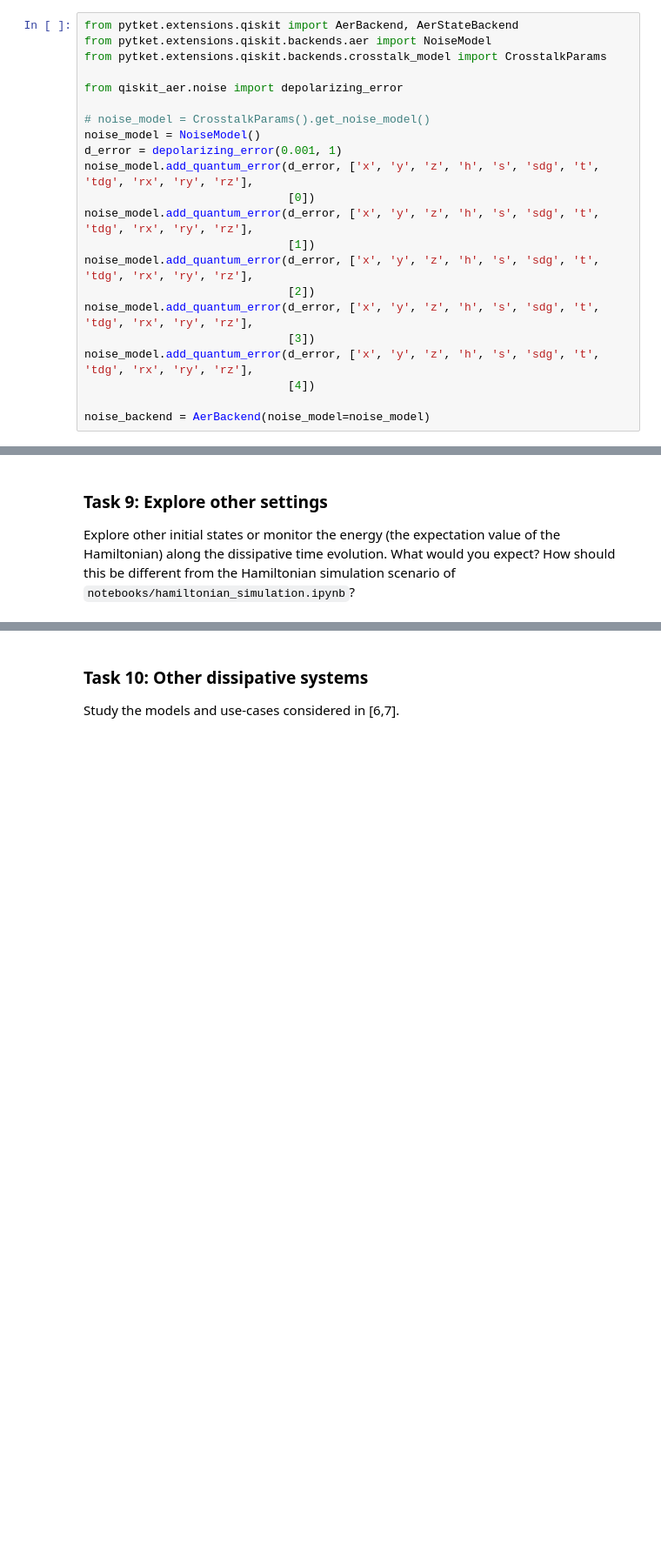
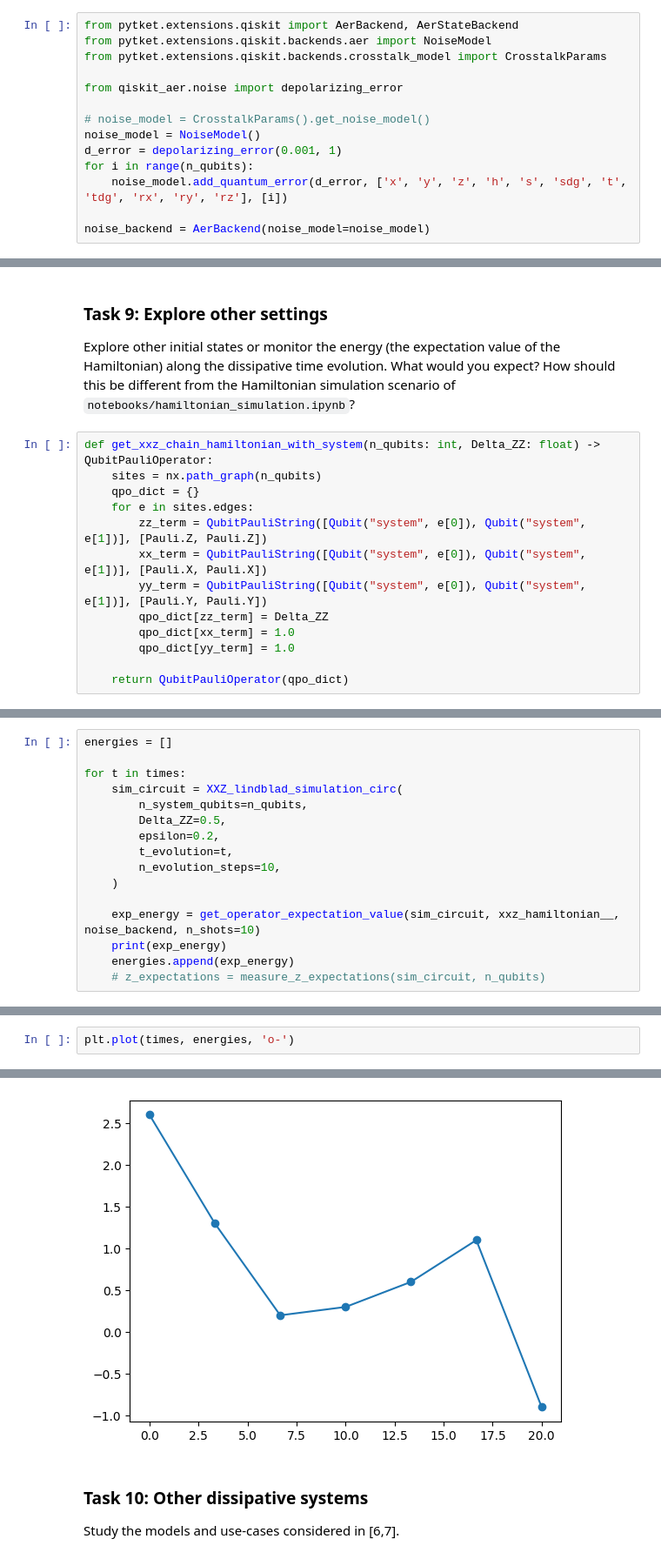
Before and after one commit to Rohan-T144/2025-Quantinuum, a Jupyter notebook: notebooks/lindblad_simulation.ipynb, the cells around one changed output, grey strips where cells are left out. Shown at 87% size. Cells and saved outputs as stored; diff of their text form; blank space fills up the shorter version.

```diff
--- a/notebooks/lindblad_simulation.ipynb
+++ b/notebooks/lindblad_simulation.ipynb
@@ -680,16 +680,8 @@ from qiskit_aer.noise import depolarizing_error
 # noise_model = CrosstalkParams().get_noise_model()
 noise_model = NoiseModel()
 d_error = depolarizing_error(0.001, 1)
-noise_model.add_quantum_error(d_error, ['x', 'y', 'z', 'h', 's', 'sdg', 't', 'tdg', 'rx', 'ry', 'rz'],
-                              [0])
-noise_model.add_quantum_error(d_error, ['x', 'y', 'z', 'h', 's', 'sdg', 't', 'tdg', 'rx', 'ry', 'rz'],
-                              [1])
-noise_model.add_quantum_error(d_error, ['x', 'y', 'z', 'h', 's', 'sdg', 't', 'tdg', 'rx', 'ry', 'rz'],
-                              [2])
-noise_model.add_quantum_error(d_error, ['x', 'y', 'z', 'h', 's', 'sdg', 't', 'tdg', 'rx', 'ry', 'rz'],
-                              [3])
-noise_model.add_quantum_error(d_error, ['x', 'y', 'z', 'h', 's', 'sdg', 't', 'tdg', 'rx', 'ry', 'rz'],
-                              [4])
+for i in range(n_qubits):
+    noise_model.add_quantum_error(d_error, ['x', 'y', 'z', 'h', 's', 'sdg', 't', 'tdg', 'rx', 'ry', 'rz'], [i])
 
 noise_backend = AerBackend(noise_model=noise_model)
 # %%
@@ -750,3 +834,16 @@ See circuit picture and discussion of the randomized protocol above.
 ### Task 9: Explore other settings
 
 Explore other initial states or monitor the energy (the expectation value of the Hamiltonian) along the dissipative time evolution. What would you expect? How should this be different from the Hamiltonian simulation scenario of `notebooks/hamiltonian_simulation.ipynb`?
+# %%
+def get_xxz_chain_hamiltonian_with_system(n_qubits: int, Delta_ZZ: float) -> QubitPauliOperator:
+    sites = nx.path_graph(n_qubits)
+    qpo_dict = {}
+    for e in sites.edges:
+        zz_term = QubitPauliString([Qubit("system", e[0]), Qubit("system", e[1])], [Pauli.Z, Pauli.Z])
+        xx_term = QubitPauliString([Qubit("system", e[0]), Qubit("system", e[1])], [Pauli.X, Pauli.X])
+        yy_term = QubitPauliString([Qubit("system", e[0]), Qubit("system", e[1])], [Pauli.Y, Pauli.Y])
+        qpo_dict[zz_term] = Delta_ZZ
+        qpo_dict[xx_term] = 1.0
+        qpo_dict[yy_term] = 1.0
+
+    return QubitPauliOperator(qpo_dict)
@@ -752,0 +881,16 @@ Explore other initial states or monitor the energy (the expectation value of the
+# %%
+energies = []
+
+for t in times:
+    sim_circuit = XXZ_lindblad_simulation_circ(
+        n_system_qubits=n_qubits,
+        Delta_ZZ=0.5,
+        epsilon=0.2,
+        t_evolution=t,
+        n_evolution_steps=10,
+    )
+
+    exp_energy = get_operator_expectation_value(sim_circuit, xxz_hamiltonian__, noise_backend, n_shots=10)
+    print(exp_energy)
+    energies.append(exp_energy)
+    # z_expectations = measure_z_expectations(sim_circuit, n_qubits)
@@ -752,0 +905,3 @@ Explore other initial states or monitor the energy (the expectation value of the
+# %%
+plt.plot(times, energies, 'o-')
+# %% [output]
@@ -753,3 +909,4 @@ Explore other initial states or monitor the energy (the expectation value of the
+[figure, added]
 # %% [markdown]
 ### Task 10: Other dissipative systems
 
```
Also changed, not shown: parts of 10 cells of this notebook.
